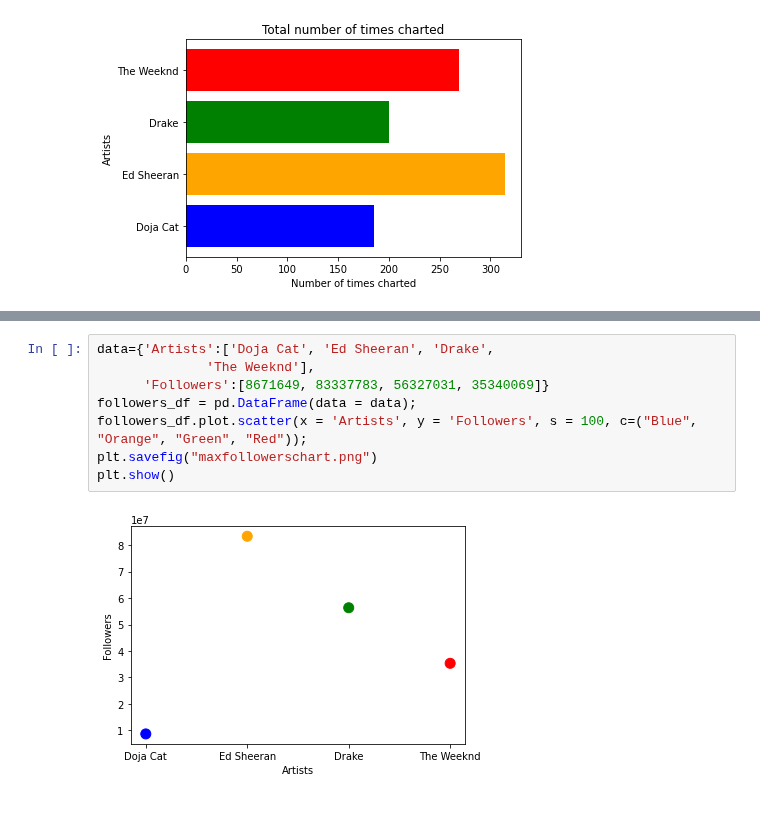
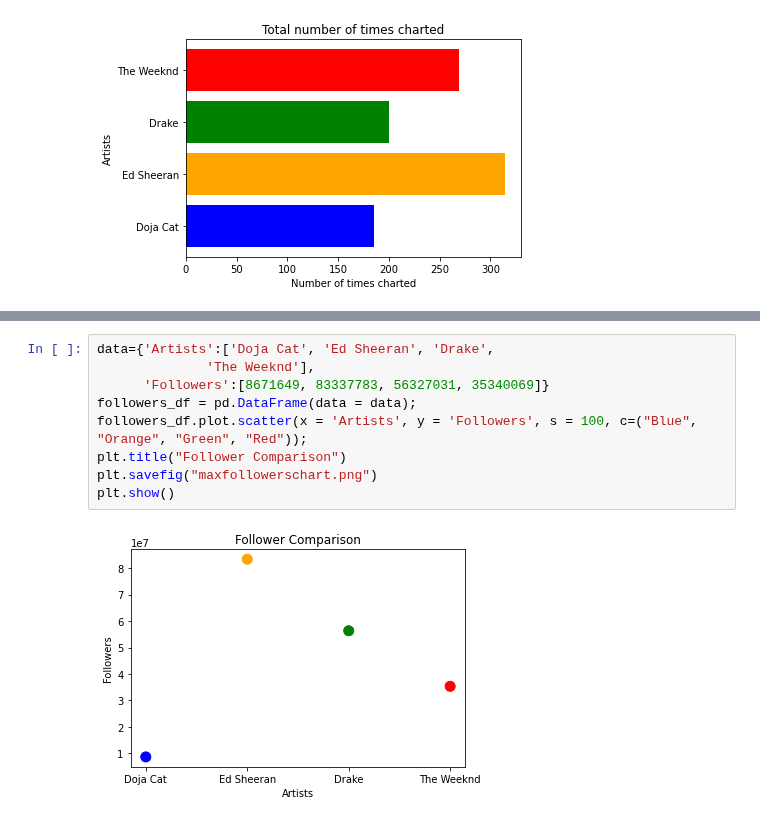
Before and after one commit to AoSxOrca/Project-1, a Jupyter notebook: PythonProjectOne.ipynb, the cells around one changed output, grey strips where cells are left out. Drawn from its saved outputs; the diff is of its cells as text.

Commit message:
follower comparison graph title

```diff
--- a/PythonProjectOne.ipynb
+++ b/PythonProjectOne.ipynb
@@ -203,10 +217,11 @@ plt.show()
 # %%
 data={'Artists':['Doja Cat', 'Ed Sheeran', 'Drake',
               'The Weeknd'],
       'Followers':[8671649, 83337783, 56327031, 35340069]}
 followers_df = pd.DataFrame(data = data);
 followers_df.plot.scatter(x = 'Artists', y = 'Followers', s = 100, c=("Blue", "Orange", "Green", "Red"));
+plt.title("Follower Comparison")
 plt.savefig("maxfollowerschart.png")
 plt.show()
 # %% [output]
-[figure, old version]
+[figure, new version]
```
Also changed, not shown: parts of 3 cells of this notebook, 2 other files.
